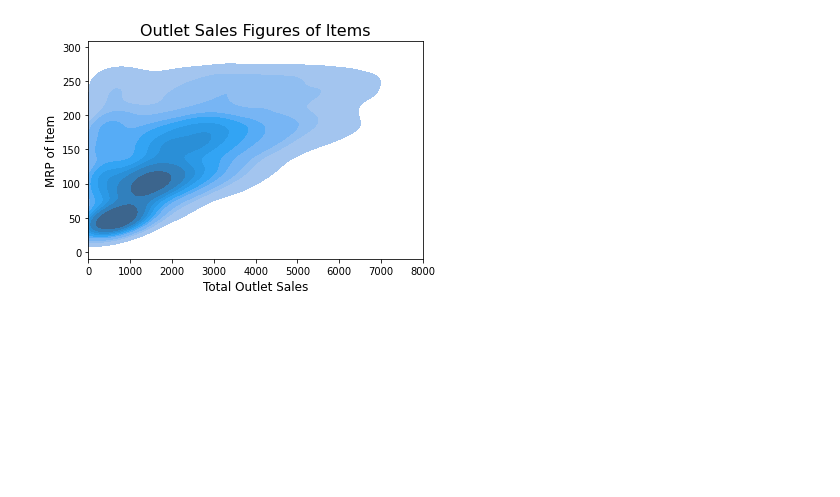
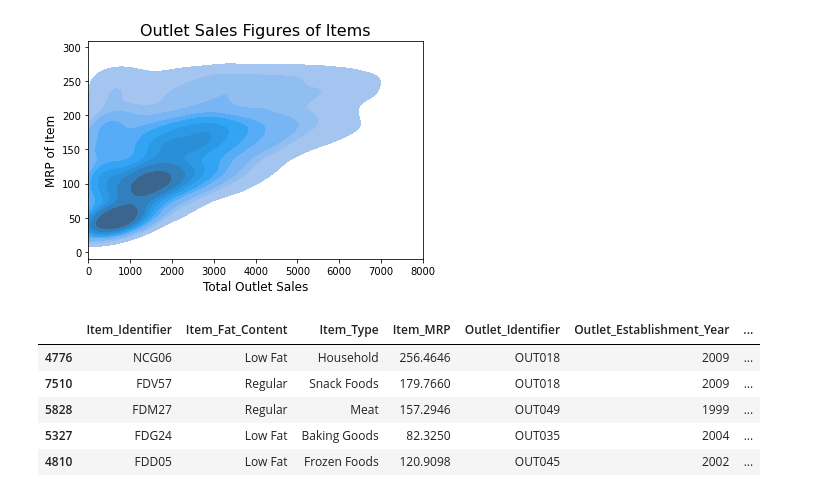
Before and after one commit to acafiero/sales-predictions, a Jupyter notebook: Cafiero_Project_1.ipynb, the cells around one changed output. Drawn from its saved outputs; the diff is of its cells as text; code cells hidden in the pictures; blank space fills up the shorter version.

```diff
--- a/Cafiero_Project_1.ipynb
+++ b/Cafiero_Project_1.ipynb
@@ -333,0 +344,10 @@ plt.show()
+# %%
+X_train, X_test, y_train, y_test = train_test_split(X, y, random_state=42)
+X_train.head()
+# %% [output]
+|  | Item_Identifier | Item_Fat_Content | Item_Type | Item_MRP | Outlet_Identifier | Outlet_Establishment_Year | ... |
+| 4776 | NCG06 | Low Fat | Household | 256.4646 | OUT018 | 2009 | ... |
+| 7510 | FDV57 | Regular | Snack Foods | 179.7660 | OUT018 | 2009 | ... |
+| 5828 | FDM27 | Regular | Meat | 157.2946 | OUT049 | 1999 | ... |
+| 5327 | FDG24 | Low Fat | Baking Goods | 82.3250 | OUT035 | 2004 | ... |
+| 4810 | FDD05 | Low Fat | Frozen Foods | 120.9098 | OUT045 | 2002 | ... |
```
Also changed, not shown: parts of 13 cells of this notebook.
